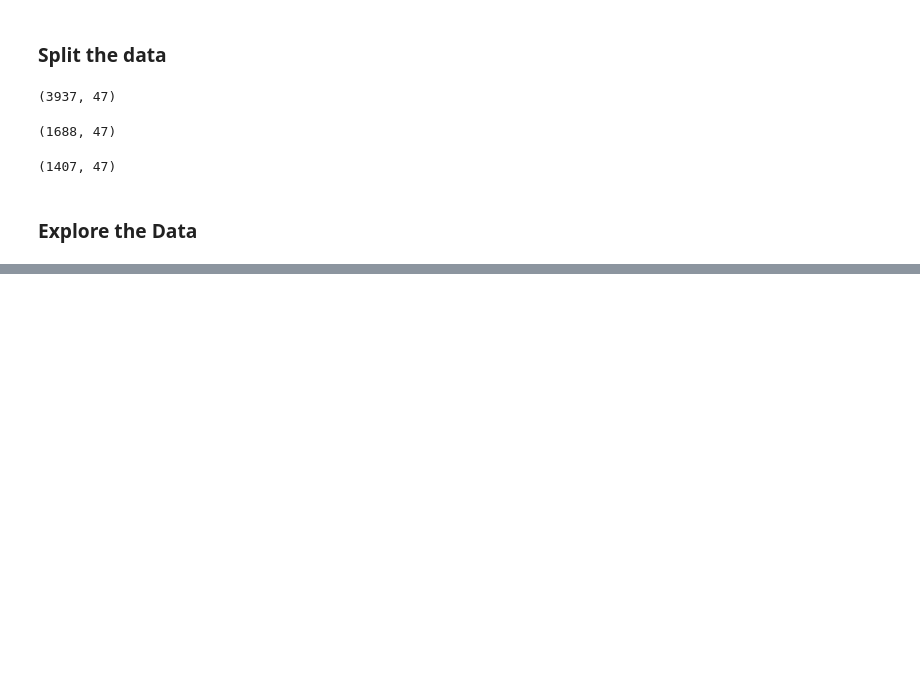
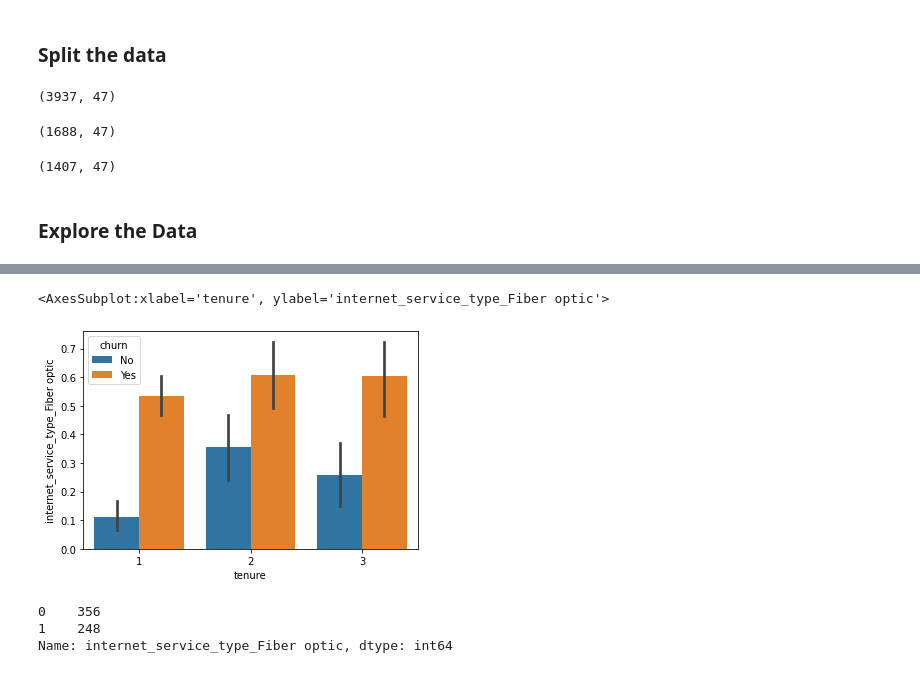
Before and after one commit to Kayfj41901/classification_exercises, a Jupyter notebook: Telco.ipynb, the cells around one changed output, grey strips where cells are left out. Saved outputs shown, nothing was run; the diff lists cells and outputs as text; code cells hidden in the pictures; blank space fills up the shorter version.

```diff
--- a/Telco.ipynb
+++ b/Telco.ipynb
@@ -770,0 +550,11 @@ sns.relplot(x='tenure', y='monthly_charges', hue='churn', col='tech_support_Yes'
+# %%
+sns.barplot(x=new_customers.tenure, y=new_customers['internet_service_type_Fiber optic'], hue= new_customers.churn)
+# %% [output]
+<AxesSubplot:xlabel='tenure', ylabel='internet_service_type_Fiber optic'>
+[figure, added]
+# %%
+new_customers['internet_service_type_Fiber optic'].value_counts()
+# %% [output]
+0    356
+1    248
+Name: internet_service_type_Fiber optic, dtype: int64
```
Also changed, not shown: parts of 231 cells of this notebook.
